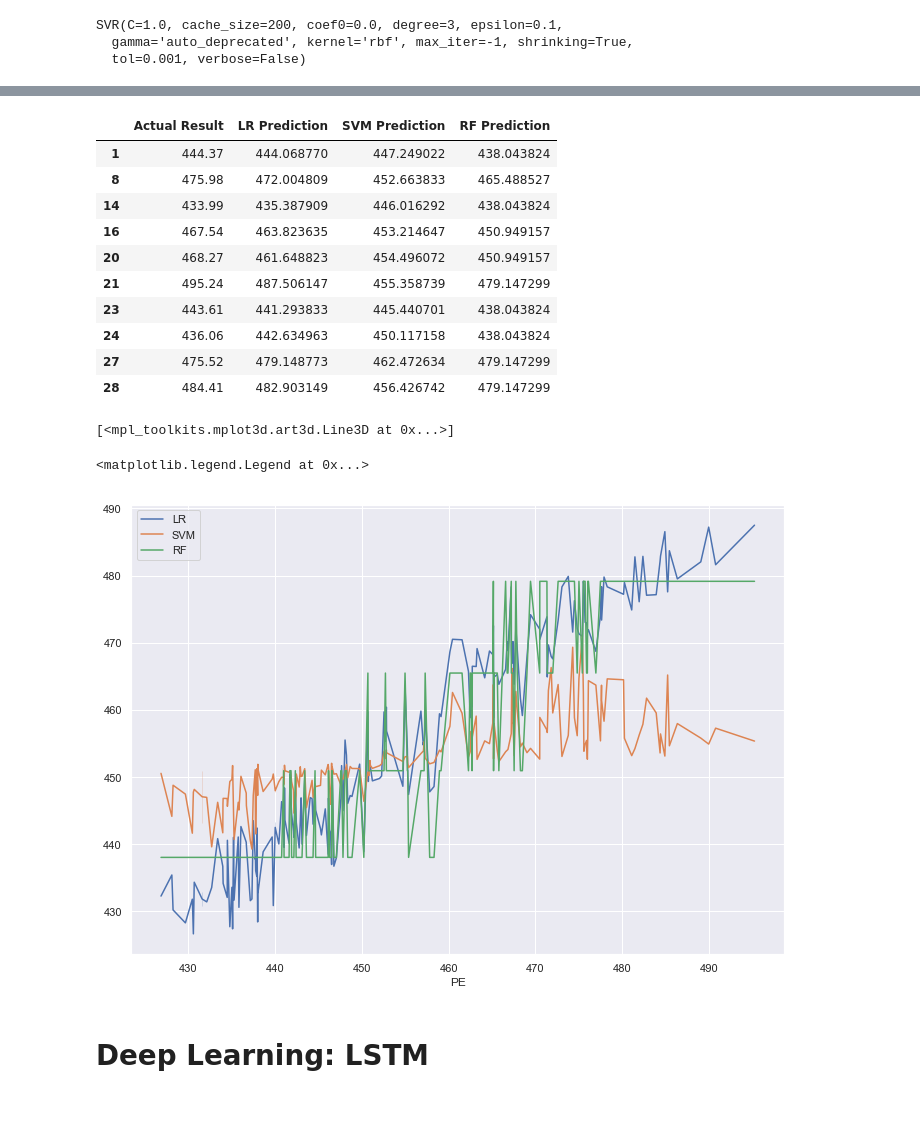
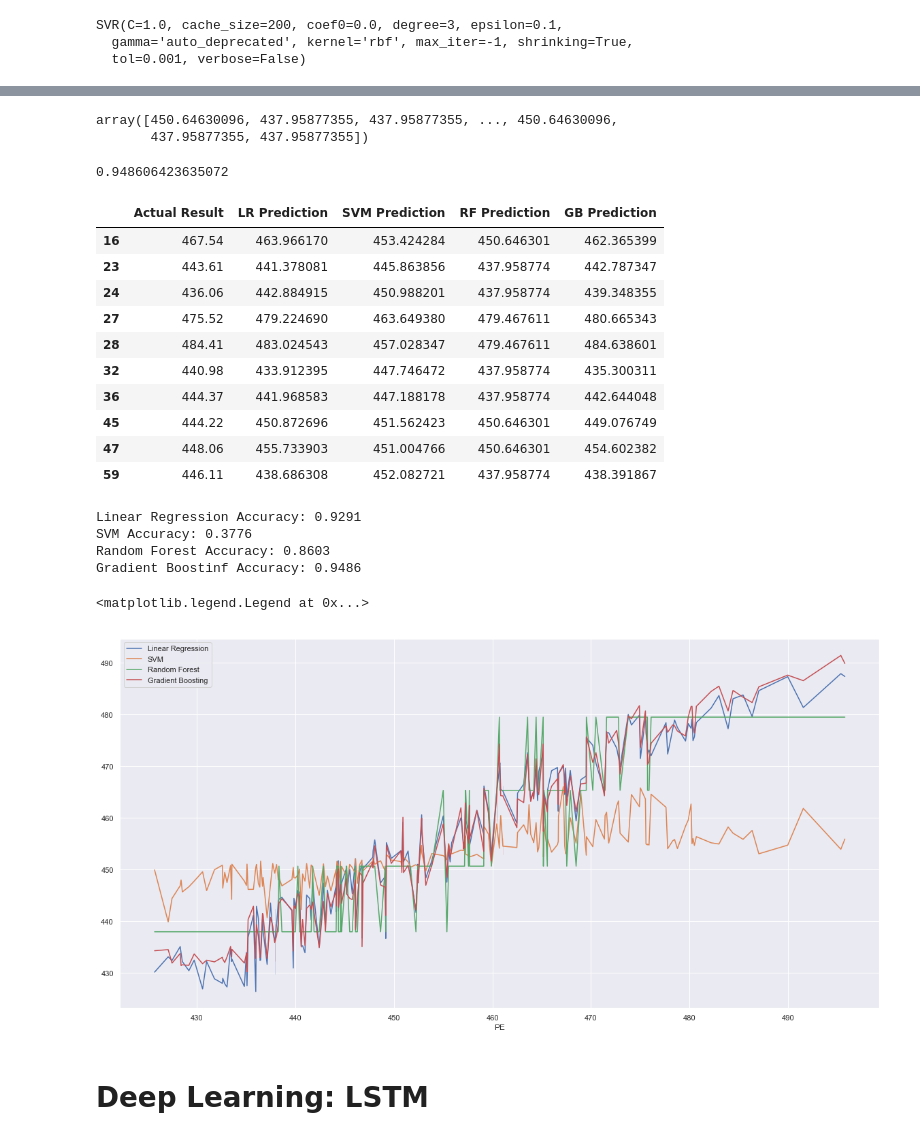
Before and after one commit to chykoushik/S2E-dfki-Electrical-Power-Prediction, a Jupyter notebook: Combined-Cycle-Power-Plant.ipynb, the cells around one changed output, grey strips where cells are left out. Cells and saved outputs as stored; diff of their text form; code cells hidden in the pictures; blank space fills up the shorter version.

```diff
--- a/Combined-Cycle-Power-Plant.ipynb
+++ b/Combined-Cycle-Power-Plant.ipynb
@@ -227,31 +225,52 @@ sns.lineplot(Y_test[0:200], Y_prediction_RF[0:200])
+# %%
+Y_prediction_RF
+# %% [output]
+array([450.64630096, 437.95877355, 437.95877355, ..., 450.64630096,
+       437.95877355, 437.95877355])
+# %%
+#Gradient Boosting
+GB = GradientBoostingRegressor()
+# %%
+GB.fit(X_train, Y_train)
+Y_prediction_GB = GB.predict(X_test)
+GB.score(X_test,Y_test)
+# %% [output]
+0.948606423635072
 # %%
 #Compare
-compare = pd.DataFrame({'Actual Result': Y_test, 'LR Prediction': , 'SVM Prediction': Y_prediction_SVM, 'RF Prediction': Y_prediction_RF})
+compare = pd.DataFrame({'Actual Result': Y_test, 'LR Prediction': Y_prediction_LR, 'SVM Prediction': Y_prediction_SVM, 'RF Prediction': Y_prediction_RF, 'GB Prediction': Y_prediction_GB,})
 compare.head(10)
 # %% [output]
-|  | Actual Result | LR Prediction | SVM Prediction | RF Prediction |
-| 1 | 444.37 | 444.068770 | 447.249022 | 438.043824 |
-| 8 | 475.98 | 472.004809 | 452.663833 | 465.488527 |
-| 14 | 433.99 | 435.387909 | 446.016292 | 438.043824 |
-| 16 | 467.54 | 463.823635 | 453.214647 | 450.949157 |
-| 20 | 468.27 | 461.648823 | 454.496072 | 450.949157 |
-| 21 | 495.24 | 487.506147 | 455.358739 | 479.147299 |
-| 23 | 443.61 | 441.293833 | 445.440701 | 438.043824 |
-| 24 | 436.06 | 442.634963 | 450.117158 | 438.043824 |
-| 27 | 475.52 | 479.148773 | 462.472634 | 479.147299 |
-| 28 | 484.41 | 482.903149 | 456.426742 | 479.147299 |
+|  | Actual Result | LR Prediction | SVM Prediction | RF Prediction | GB Prediction |
+| 16 | 467.54 | 463.966170 | 453.424284 | 450.646301 | 462.365399 |
+| 23 | 443.61 | 441.378081 | 445.863856 | 437.958774 | 442.787347 |
+| 24 | 436.06 | 442.884915 | 450.988201 | 437.958774 | 439.348355 |
+| 27 | 475.52 | 479.224690 | 463.649380 | 479.467611 | 480.665343 |
+| 28 | 484.41 | 483.024543 | 457.028347 | 479.467611 | 484.638601 |
+| 32 | 440.98 | 433.912395 | 447.746472 | 437.958774 | 435.300311 |
+| 36 | 444.37 | 441.968583 | 447.188178 | 437.958774 | 442.644048 |
+| 45 | 444.22 | 450.872696 | 451.562423 | 450.646301 | 449.076749 |
+| 47 | 448.06 | 455.733903 | 451.004766 | 450.646301 | 454.602382 |
+| 59 | 446.11 | 438.686308 | 452.082721 | 437.958774 | 438.391867 |
-# %%
-ax.plot(Y_test[0:200], Y_prediction_RF[0:200])
-# %% [output]
-[<mpl_toolkits.mplot3d.art3d.Line3D at 0x...>]
+# %%
+print('Linear Regression Accuracy: {:.4f}'.format(LR.score(X_test,Y_test)))
+print('SVM Accuracy: {:.4f}'.format(SVMachine.score(X_test,Y_test)))
+print('Random Forest Accuracy: {:.4f}'.format(RF.score(X_test,Y_test)))
+print('Gradient Boostinf Accuracy: {:.4f}'.format(GB.score(X_test,Y_test)))
+# %% [output]
+Linear Regression Accuracy: 0.9291
+SVM Accuracy: 0.3776
+Random Forest Accuracy: 0.8603
+Gradient Boostinf Accuracy: 0.9486
 # %%
-sns.set(rc={'figure.figsize':(11.7,8.27)})
+sns.set(rc={'figure.figsize':(20,10)})
 sns.lineplot(Y_test[0:200], Y_prediction_LR[0:200])
 sns.lineplot(Y_test[0:200], Y_prediction_SVM[0:200])
 sns.lineplot(Y_test[0:200], Y_prediction_RF[0:200])
-plt.legend(["LR", "SVM", "RF"])
+sns.lineplot(Y_test[0:200], Y_prediction_GB[0:200])
+plt.legend(["Linear Regression", "SVM", "Random Forest", "Gradient Boosting"])
 # %% [output]
 <matplotlib.legend.Legend at 0x...>
-[figure, old version]
+[figure, new version]
 # %% [markdown]
 # Deep Learning: LSTM
```
Also changed, not shown: parts of 17 cells of this notebook.
